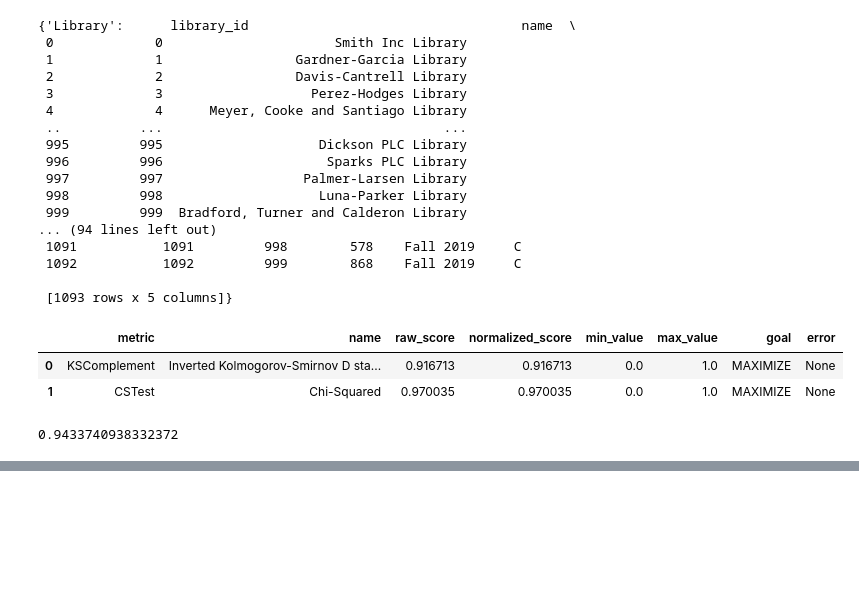
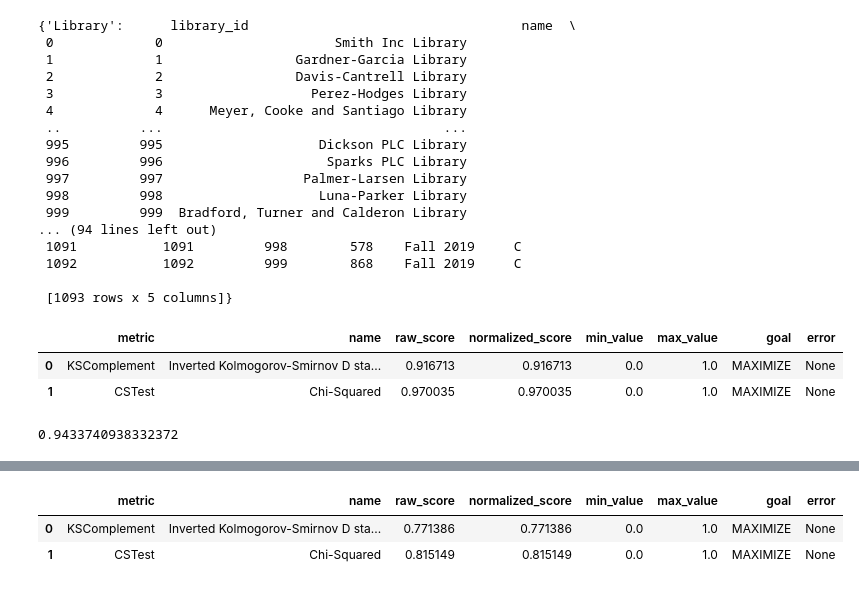
Before and after one commit to cyantangerine/SDV, a Jupyter notebook: tutorials/relational_data/HMA_1k.ipynb, the cells around one changed output, grey strips where cells are left out. Saved outputs shown, nothing was run; the diff lists cells and outputs as text; code cells hidden in the pictures; blank space fills up the shorter version.

```diff
--- a/tutorials/relational_data/HMA_1k.ipynb
+++ b/tutorials/relational_data/HMA_1k.ipynb
@@ -89,3 +89,12 @@ evaluate(synthetic_data, real_data,metadata=metadata, aggregate=False)
 evaluate(synthetic_data, real_data,metadata=metadata)
 # %% [output]
 0.9433740938332372
+# %%
+import pandas as pd
+
+def read_xlsx(name):
+    # 读取多sheet的Excel文件
+    sheets_dict = pd.read_excel(name, sheet_name=None)
+    return sheets_dict
+synthetic_ctgan_data = read_xlsx("test_1k_simulate_split.xlsx")
+real_ctgan_data = read_xlsx("test_1k_label_split.xlsx")
@@ -91,0 +126,6 @@ evaluate(synthetic_data, real_data,metadata=metadata)
+# %%
+evaluate(synthetic_ctgan_data, real_ctgan_data,metadata=metadata, aggregate=False)
+# %% [output]
+|  | metric | name | raw_score | normalized_score | min_value | max_value | goal | error |
+| 0 | KSComplement | Inverted Kolmogorov-Smirnov D sta... | 0.771386 | 0.771386 | 0.0 | 1.0 | MAXIMIZE | None |
+| 1 | CSTest | Chi-Squared | 0.815149 | 0.815149 | 0.0 | 1.0 | MAXIMIZE | None |
```
Also changed, not shown: parts of 3 cells of this notebook, 3 other files.
